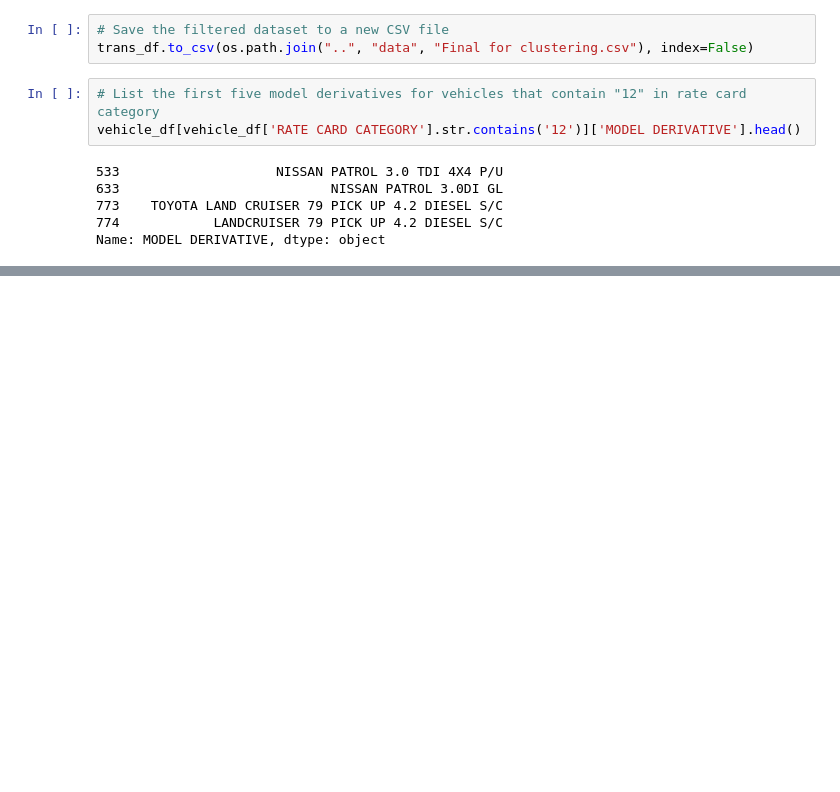
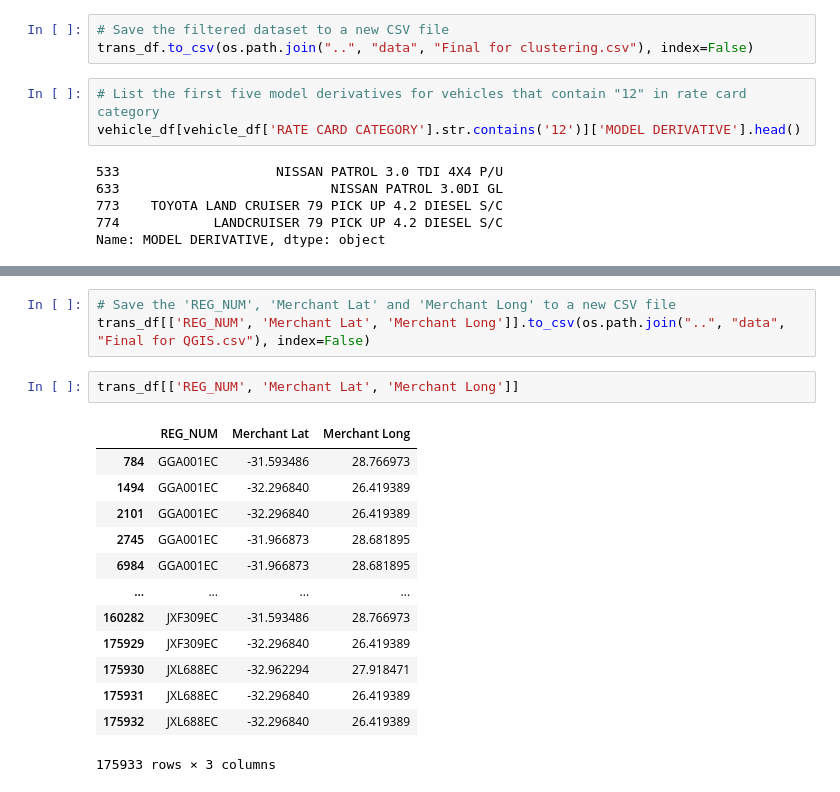
Before and after one commit to Jared-T/masters-dissertation, a Jupyter notebook: notebooks/Final_EDA.ipynb, the cells around one changed output, grey strips where cells are left out. Saved outputs shown, nothing was run; the diff lists cells and outputs as text; blank space fills up the shorter version.

```diff
--- a/notebooks/Final_EDA.ipynb
+++ b/notebooks/Final_EDA.ipynb
@@ -449,0 +470,19 @@ Name: MODEL DERIVATIVE, dtype: object
+# %%
+# Save the 'REG_NUM', 'Merchant Lat' and 'Merchant Long' to a new CSV file
+trans_df[['REG_NUM', 'Merchant Lat', 'Merchant Long']].to_csv(os.path.join("..", "data", "Final for QGIS.csv"), index=False)
+# %%
+trans_df[['REG_NUM', 'Merchant Lat', 'Merchant Long']]
+# %% [output]
+|  | REG_NUM | Merchant Lat | Merchant Long |
+| 784 | GGA001EC | -31.593486 | 28.766973 |
+| 1494 | GGA001EC | -32.296840 | 26.419389 |
+| 2101 | GGA001EC | -32.296840 | 26.419389 |
+| 2745 | GGA001EC | -31.966873 | 28.681895 |
+| 6984 | GGA001EC | -31.966873 | 28.681895 |
+| ... | ... | ... | ... |
+| 160282 | JXF309EC | -31.593486 | 28.766973 |
+| 175929 | JXF309EC | -32.296840 | 26.419389 |
+| 175930 | JXL688EC | -32.962294 | 27.918471 |
+| 175931 | JXL688EC | -32.296840 | 26.419389 |
+| 175932 | JXL688EC | -32.296840 | 26.419389 |
+175933 rows × 3 columns
```
Also changed, not shown: parts of 3 cells of this notebook.
